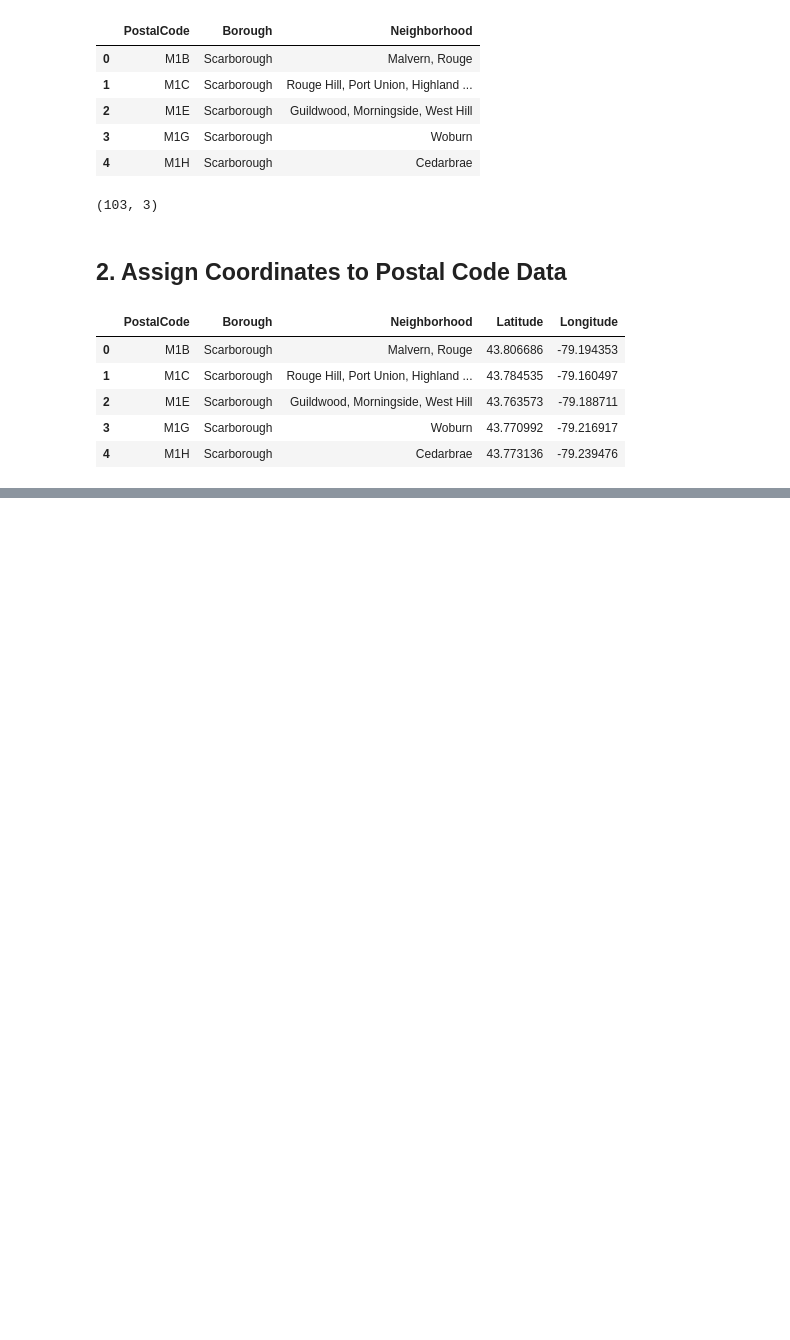
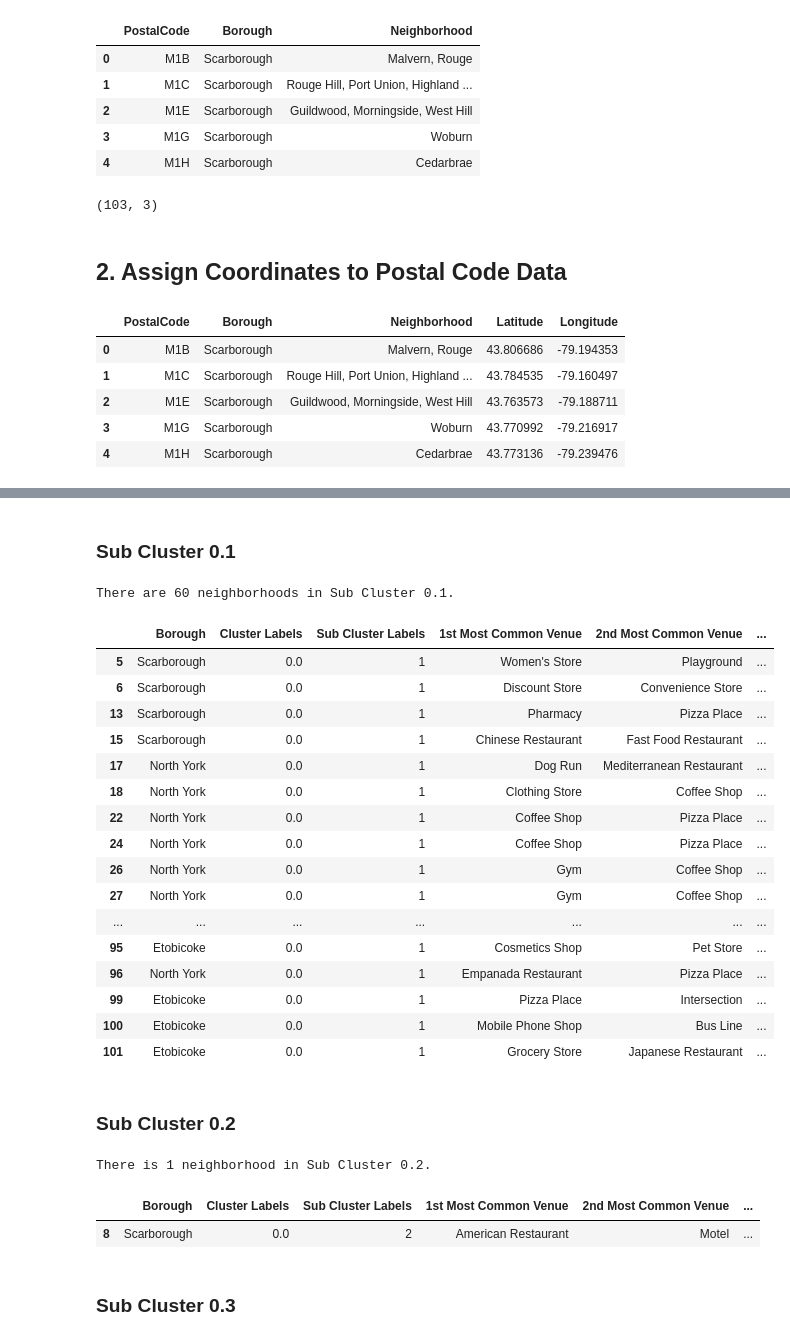
Before and after one commit to mharrisonfranco/Coursera_Capstone, a Jupyter notebook: Segmentation_and_Clustering_Neighborhoods_Toronto.ipynb, the cells around one changed output, grey strips where cells are left out. Saved outputs shown, nothing was run; the diff lists cells and outputs as text; code cells hidden in the pictures; blank space fills up the shorter version.

```diff
--- a/Segmentation_and_Clustering_Neighborhoods_Toronto.ipynb
+++ b/Segmentation_and_Clustering_Neighborhoods_Toronto.ipynb
@@ -77,0 +379,16 @@ df_pc_coords.head()
+# %%
+# get cluster 0 data
+cluster_0 = toronto_merged.loc[toronto_merged['Cluster Labels']== 0]
+
+# format to prepare to apply k-means clustering
+cluster_0_grouped = pd.merge(cluster_0, toronto_grouped, on='Neighborhood')
+cluster_0_grouped = cluster_0_grouped.iloc[:,17:]
+# %%
+# set number of clusters
+kclusters = 5
+
+# run k-means clustering
+kmeans = KMeans(n_clusters=kclusters, random_state=0).fit(cluster_0_grouped)
+
+# check cluster labels generated for each row in the dataframe
+kmeans.labels_[0:20]
@@ -77,0 +398,3 @@ df_pc_coords.head()
+# %%
+# Add clustering labels
+cluster_0.insert(0, 'Sub Cluster Labels', kmeans.labels_)
@@ -77,0 +462,35 @@ df_pc_coords.head()
+# %% [markdown]
+### Sub Cluster 0.1
+# %%
+print('There are',len(cluster_0.loc[cluster_0['Sub Cluster Labels'] == 1]),'neighborhoods in Sub Cluster 0.1.')
+cluster_0.loc[cluster_0['Sub Cluster Labels'] == 1, cluster_0.columns[[2] + [6] + [0] + list(range(7, cluster_0.shape[1]))]]
+# %% [output]
+There are 60 neighborhoods in Sub Cluster 0.1.
+|  | Borough | Cluster Labels | Sub Cluster Labels | 1st Most Common Venue | 2nd Most Common Venue | ... |
+| 5 | Scarborough | 0.0 | 1 | Women's Store | Playground | ... |
+| 6 | Scarborough | 0.0 | 1 | Discount Store | Convenience Store | ... |
+| 13 | Scarborough | 0.0 | 1 | Pharmacy | Pizza Place | ... |
+| 15 | Scarborough | 0.0 | 1 | Chinese Restaurant | Fast Food Restaurant | ... |
+| 17 | North York | 0.0 | 1 | Dog Run | Mediterranean Restaurant | ... |
+| 18 | North York | 0.0 | 1 | Clothing Store | Coffee Shop | ... |
+| 22 | North York | 0.0 | 1 | Coffee Shop | Pizza Place | ... |
+| 24 | North York | 0.0 | 1 | Coffee Shop | Pizza Place | ... |
+| 26 | North York | 0.0 | 1 | Gym | Coffee Shop | ... |
+| 27 | North York | 0.0 | 1 | Gym | Coffee Shop | ... |
+| ... | ... | ... | ... | ... | ... | ... |
+| 95 | Etobicoke | 0.0 | 1 | Cosmetics Shop | Pet Store | ... |
+| 96 | North York | 0.0 | 1 | Empanada Restaurant | Pizza Place | ... |
+| 99 | Etobicoke | 0.0 | 1 | Pizza Place | Intersection | ... |
+| 100 | Etobicoke | 0.0 | 1 | Mobile Phone Shop | Bus Line | ... |
+| 101 | Etobicoke | 0.0 | 1 | Grocery Store | Japanese Restaurant | ... |
+# %% [markdown]
+### Sub Cluster 0.2
+# %%
+print('There is',len(cluster_0.loc[cluster_0['Sub Cluster Labels'] == 2]),'neighborhood in Sub Cluster 0.2.')
+cluster_0.loc[cluster_0['Sub Cluster Labels'] == 2, cluster_0.columns[[2] + [6] + [0] + list(range(7, cluster_0.shape[1]))]]
+# %% [output]
+There is 1 neighborhood in Sub Cluster 0.2.
+|  | Borough | Cluster Labels | Sub Cluster Labels | 1st Most Common Venue | 2nd Most Common Venue | ... |
+| 8 | Scarborough | 0.0 | 2 | American Restaurant | Motel | ... |
+# %% [markdown]
+### Sub Cluster 0.3
```
Also changed, not shown: parts of 41 cells of this notebook.
